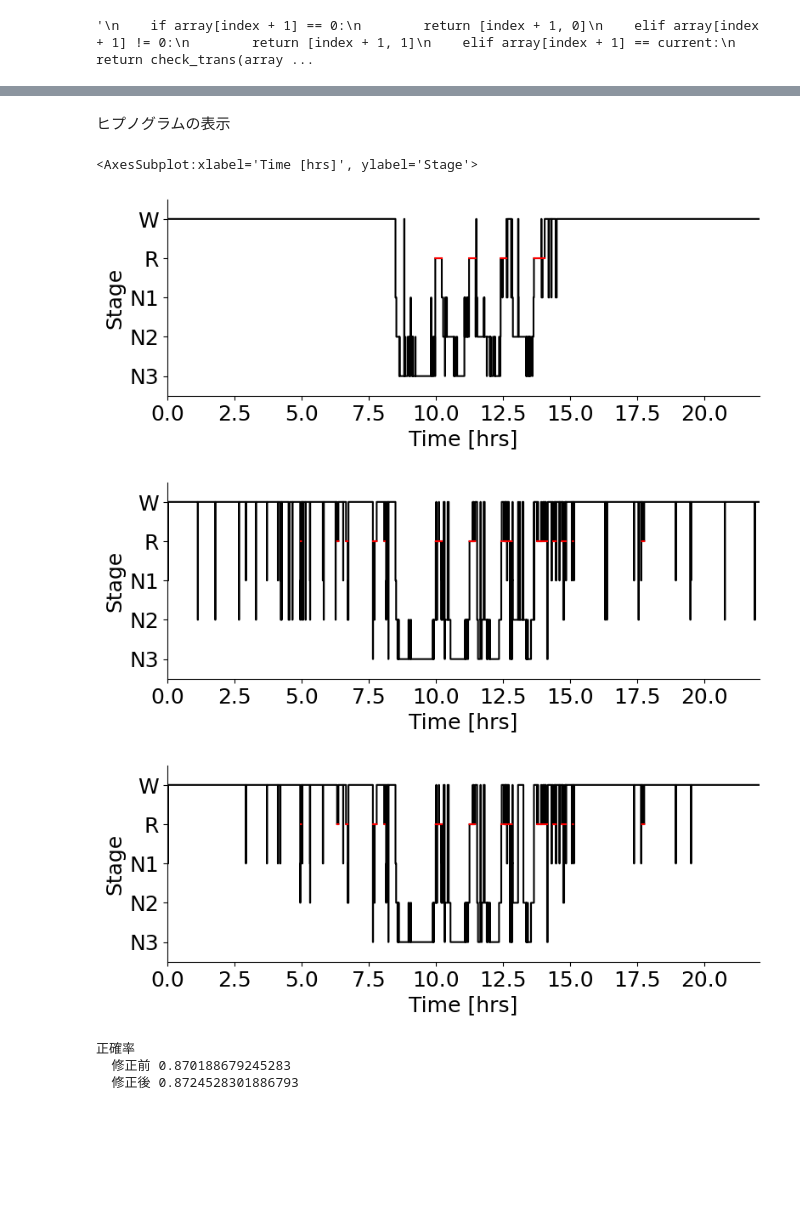
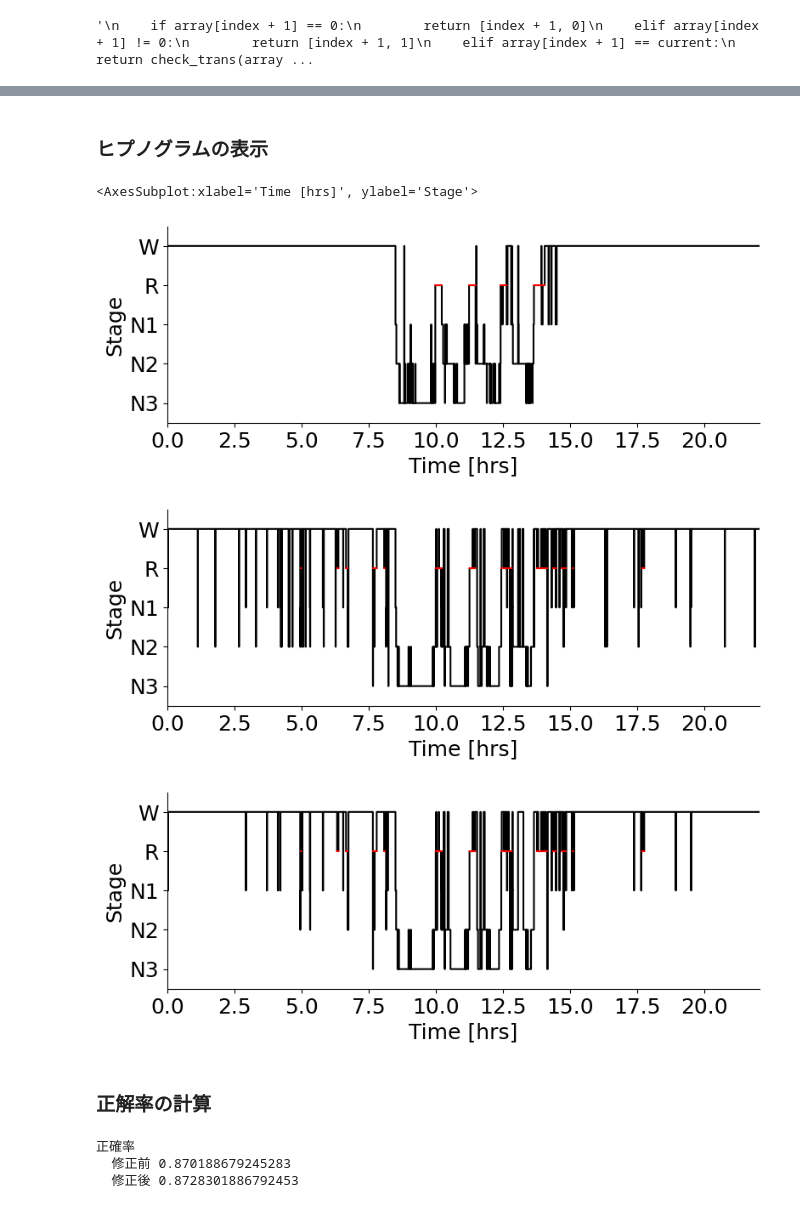
Before and after one commit to iatosh/Internship-SleepStage, a Jupyter notebook: alice.ipynb, the cells around one changed output, grey strips where cells are left out. Drawn from its saved outputs; the diff is of its cells as text; code cells hidden in the pictures; blank space fills up the shorter version.

Commit message:
check point 1

```diff
--- a/alice.ipynb
+++ b/alice.ipynb
@@ -64,16 +64,17 @@ csv_pre.to_csv("./csv_pre.csv")
 # %% [markdown]
 W→N2,W→N3の状態遷移を取り除く
 # %%
-# 指定した配列番号以降の配列が 0, 2 ... と並んでいることが前提
+# 指定した配列番号以降の配列が 0, 2, 2 ... 2, 2, 0 と並んでいることが前提
+# type1 =
 def check_trans(array, index, current, count):
-    count += 1
-    pos = array[index + 1]
-    if pos == 0:
-        return [True, index, count - 1]
-    elif pos != 0 and pos != current:
-        return [False, index, count - 1]
-    elif pos == current:
-        return check_trans(array, index + 1, current, count)
+    stage = array[index + 1]
+    if stage == 0:
+        return [True, count]
+    elif stage != 0 and stage != current:
+        return [False, 0]
+    elif stage == current:
+        return check_trans(array, index + 1, current, count + 1)
+
 '''
     if array[index + 1] == 0:
         return [index + 1, 0]
@@ -84,4 +85,9 @@ def check_trans(array, index, current, count):
 '''
 # %% [output]
 '\n    if array[index + 1] == 0:\n        return [index + 1, 0]\n    elif array[index + 1] != 0:\n        return [index + 1, 1]\n    elif array[index + 1] == current:\n        return check_trans(array ...
+# %%
+#hypno_pred = np.array([0,0,0,2,2,0,0,2,3,0])
+#fix_case1 = np.copy(hypno_pred)
+fixed = np.copy(hypno_pred)
+#fix_case3 = np.copy(hypno_pred)
 # %%
@@ -125,21 +145,30 @@ csv_aft.to_csv("./csv_aft.csv")
-# %% [markdown]
-ヒプノグラムの表示
+# %% [markdown]
+### ヒプノグラムの表示
 # %%
 yasa.plot_hypnogram(hypno)
 yasa.plot_hypnogram(hypno_pred)
-yasa.plot_hypnogram(hypno_fixed)
+#yasa.plot_hypnogram(fix_case1)
+yasa.plot_hypnogram(fixed)
+#yasa.plot_hypnogram(fix_case3)
 # %% [output]
 <AxesSubplot:xlabel='Time [hrs]', ylabel='Stage'>
 [figure]
 [figure]
-[figure, old version]
+[figure, new version]
+# %% [markdown]
+### 正解率の計算
 # %%
-acc_bef = accuracy_score(hypno, hypno_pred)
-acc_aft = accuracy_score(hypno, hypno_fixed)
-print('正確率')
+acc_bef = accuracy_score(hypno, hypno_pred) # 修正前の正解率
+#acc_case1 = accuracy_score(hypno, fix_case1)
+acc_case2 = accuracy_score(hypno, fixed) # 修正後の正解率
+#acc_case3 = accuracy_score(hypno, fix_case3)
+
+print('正解率')
 print('  修正前', acc_bef)
+#print('  修正後(方法1)', acc_case1)
 print('  修正後', acc_aft)
+#print('  修正後(方法3)', acc_case3)
 # %% [output]
 正確率
   修正前 0.870188679245283
-  修正後 0.8724528301886793
+  修正後 0.8728301886792453
```
Also changed, not shown: parts of 2 cells of this notebook, 3 other files.
